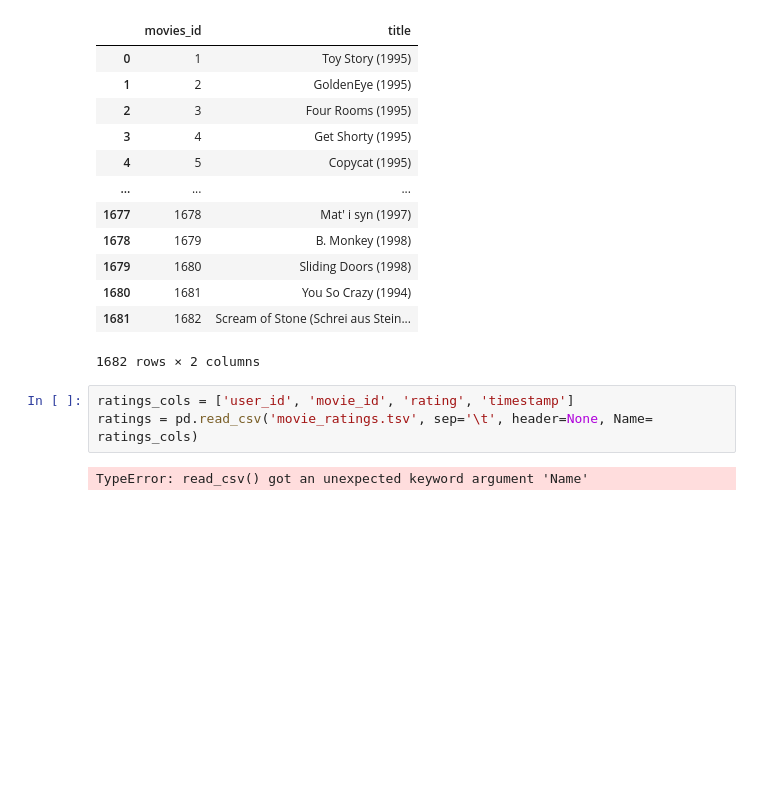
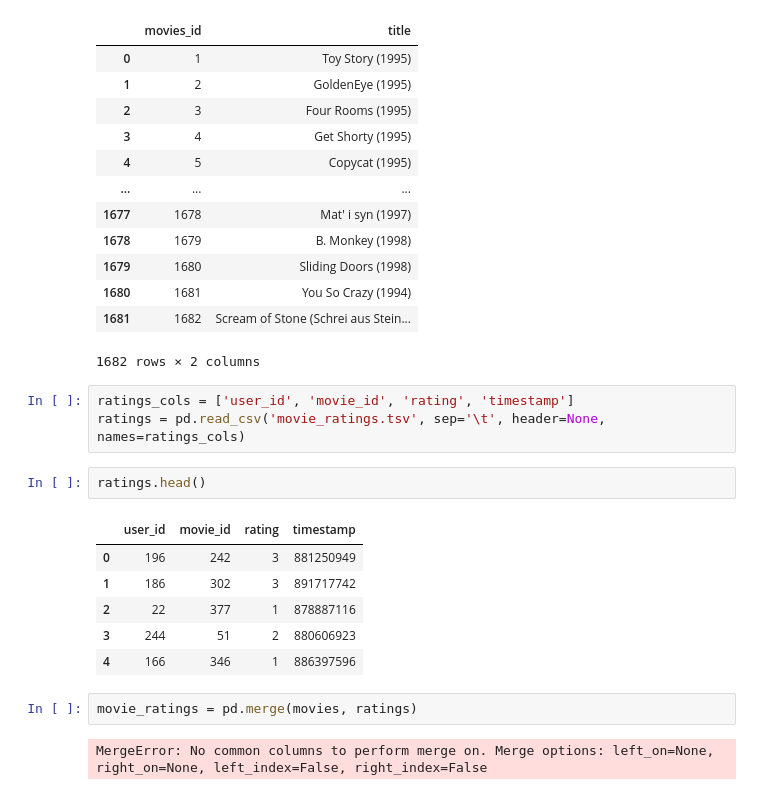
Before and after one commit to amieholmes/bootcamp2, a Jupyter notebook: DS2 CODING PRACTICE - BOOTCAMP.ipynb, the cells around one changed output. Drawn from its saved outputs; the diff is of its cells as text; blank space fills up the shorter version.

```diff
--- a/DS2 CODING PRACTICE - BOOTCAMP.ipynb
+++ b/DS2 CODING PRACTICE - BOOTCAMP.ipynb
@@ -1255,6 +1256,17 @@ movies
 1682 rows × 2 columns
 # %%
 ratings_cols = ['user_id', 'movie_id', 'rating', 'timestamp']
-ratings = pd.read_csv('movie_ratings.tsv', sep='\t', header=None, Name= ratings_cols)
+ratings = pd.read_csv('movie_ratings.tsv', sep='\t', header=None, names=ratings_cols)
-# %% [output]
-TypeError: read_csv() got an unexpected keyword argument 'Name'
+# %%
+ratings.head()
+# %% [output]
+|  | user_id | movie_id | rating | timestamp |
+| 0 | 196 | 242 | 3 | 881250949 |
+| 1 | 186 | 302 | 3 | 891717742 |
+| 2 | 22 | 377 | 1 | 878887116 |
+| 3 | 244 | 51 | 2 | 880606923 |
+| 4 | 166 | 346 | 1 | 886397596 |
+# %%
+movie_ratings = pd.merge(movies, ratings)
+# %% [output]
+MergeError: No common columns to perform merge on. Merge options: left_on=None, right_on=None, left_index=False, right_index=False
```
Also changed, not shown: parts of 1 cell of this notebook.
